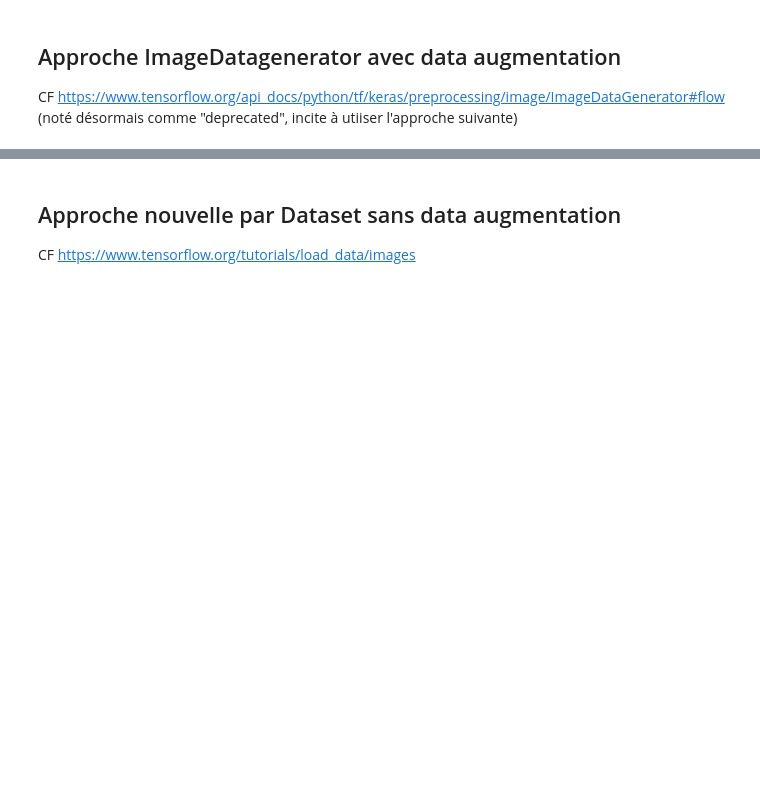
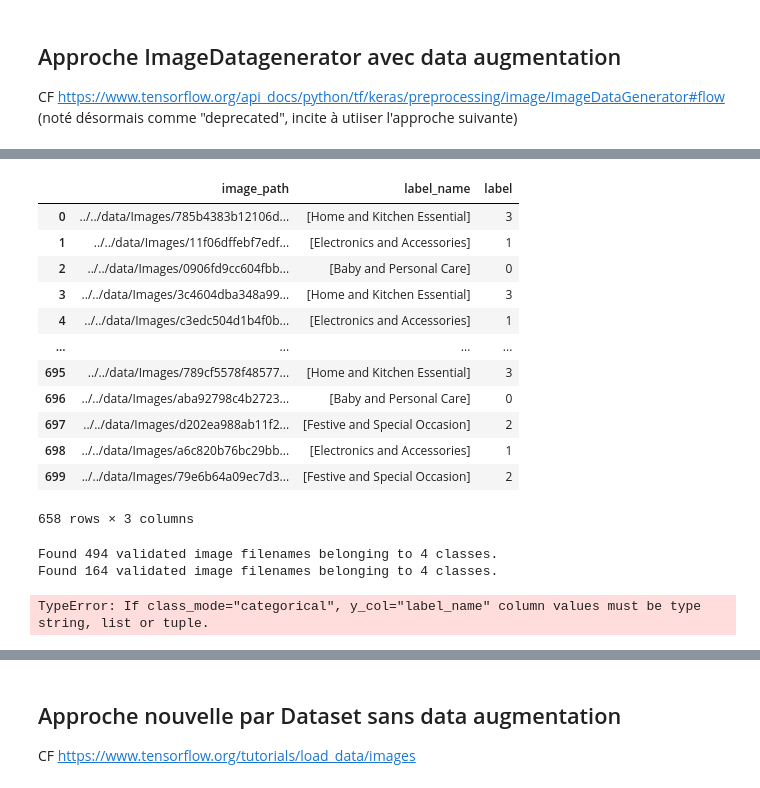
Before and after one commit to LucileRb/classification_auto_consommation, a Jupyter notebook: Image analysis/Data_exploration_images_notebookcours.ipynb, the cells around one changed output, grey strips where cells are left out. Saved outputs shown, nothing was run; the diff lists cells and outputs as text; code cells hidden in the pictures; blank space fills up the shorter version.

```diff
--- a/Image analysis/Data_exploration_images_notebookcours.ipynb
+++ b/Image analysis/Data_exploration_images_notebookcours.ipynb
@@ -656,0 +729,2 @@ data = data.sample(frac=1, random_state=42).reset_index(drop=True)
+# %%
+data = data[data['label_name'].notnull()]
@@ -668,25 +757,49 @@ def data_flow_fct(data, datagen, data_type=None) :
     return data_flow
+# %%
+data
+# %% [output]
+|  | image_path | label_name | label |
+| 0 | ../../data/Images/785b4383b12106d... | [Home and Kitchen Essential] | 3 |
+| 1 | ../../data/Images/11f06dffebf7edf... | [Electronics and Accessories] | 1 |
+| 2 | ../../data/Images/0906fd9cc604fbb... | [Baby and Personal Care] | 0 |
+| 3 | ../../data/Images/3c4604dba348a99... | [Home and Kitchen Essential] | 3 |
+| 4 | ../../data/Images/c3edc504d1b4f0b... | [Electronics and Accessories] | 1 |
+| ... | ... | ... | ... |
+| 695 | ../../data/Images/789cf5578f48577... | [Home and Kitchen Essential] | 3 |
+| 696 | ../../data/Images/aba92798c4b2723... | [Baby and Personal Care] | 0 |
+| 697 | ../../data/Images/d202ea988ab11f2... | [Festive and Special Occasion] | 2 |
+| 698 | ../../data/Images/a6c820b76bc29bb... | [Electronics and Accessories] | 1 |
+| 699 | ../../data/Images/79e6b64a09ec7d3... | [Festive and Special Occasion] | 2 |
+658 rows × 3 columns
 # %%
 datagen_train = ImageDataGenerator(
-#    featurewise_center=True,
-#    featurewise_std_normalization=True,
-    rotation_range=20,
-    width_shift_range=0.2,
-    height_shift_range=0.2,
-    horizontal_flip=True,
-    validation_split=0.25,
-    preprocessing_function=preprocess_input)
+    featurewise_center = True,
+    featurewise_std_normalization = True,
+    rotation_range = 20,
+    width_shift_range = 0.2,
+    height_shift_range = 0.2,
+    horizontal_flip = True,
+    validation_split = 0.25,
+    preprocessing_function = preprocess_input
+    )
 
-train_flow = data_flow_fct(data, datagen_train, data_type='training')
-val_flow = data_flow_fct(data, datagen_train, data_type='validation')
+train_flow = data_flow_fct(data, datagen_train, data_type = 'training')
+val_flow = data_flow_fct(data, datagen_train, data_type = 'validation')
 
 datagen_test = ImageDataGenerator(
-    validation_split=0,
-    preprocessing_function=preprocess_input)
+    validation_split = 0,
+    preprocessing_function = preprocess_input)
 
-test_flow = data_flow_fct(data_test, datagen_test, data_type=None)
+#test_flow = data_flow_fct(data_test, datagen_test, data_type = None)
 
 # compute quantities required for featurewise normalization
 # (std, mean, and principal components if ZCA whitening is applied)
 # datagen.fit(X_train)
 # fits the model on batches with real-time data augmentation:
+# %% [output]
+Found 494 validated image filenames belonging to 4 classes.
+Found 164 validated image filenames belonging to 4 classes.
+# %%
+test_flow = data_flow_fct(data_test, datagen_test, data_type = None)
+# %% [output]
+TypeError: If class_mode="categorical", y_col="label_name" column values must be type string, list or tuple.
```
Also changed, not shown: parts of 42 cells of this notebook, 3 other files.
